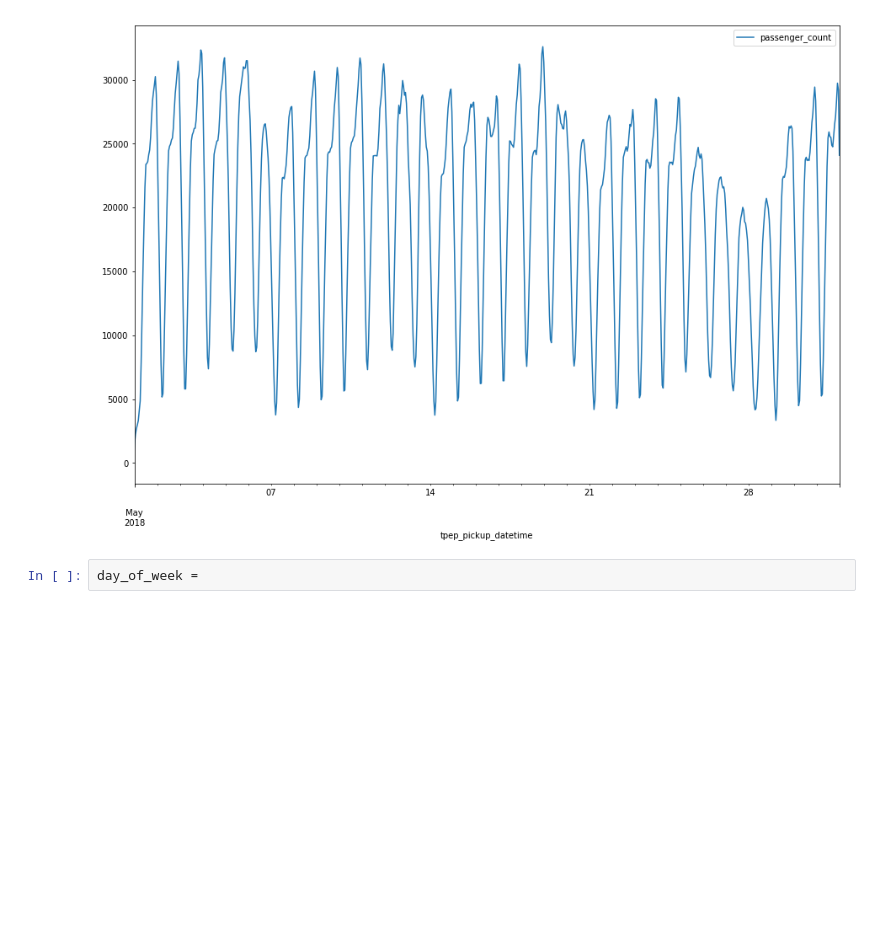
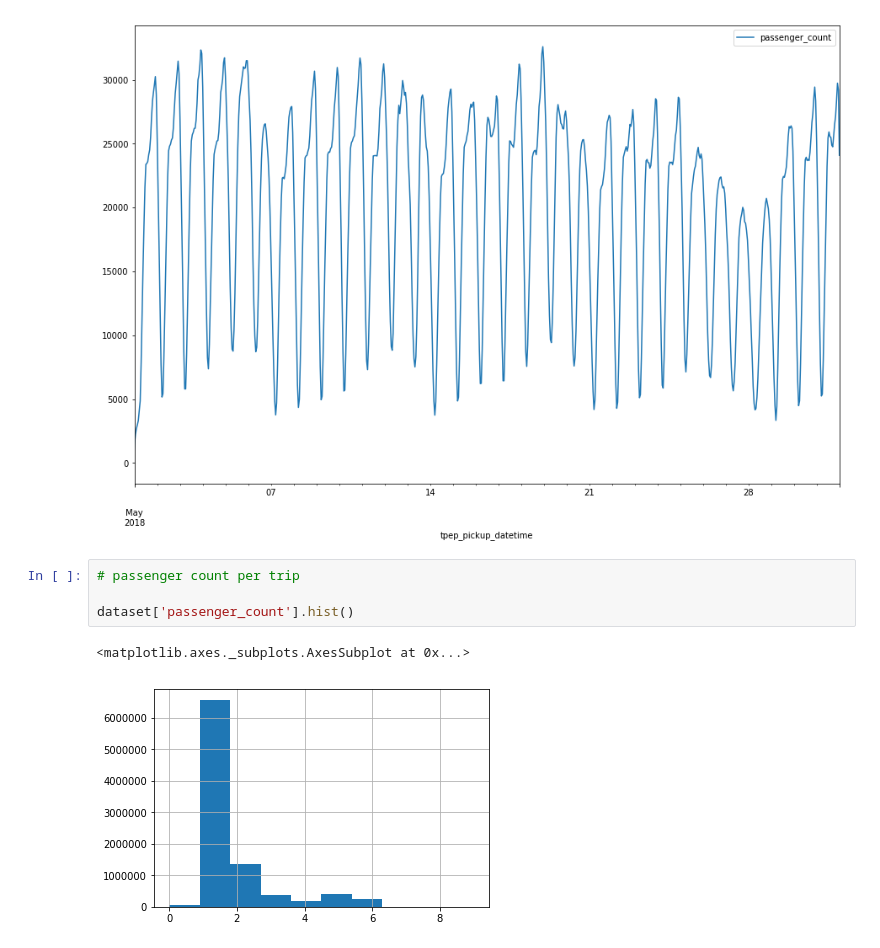
Before and after one commit to AshwathSalimath/amazon-lab, a Jupyter notebook: notebooks/Analysis.ipynb, the cells around one changed output. Drawn from its saved outputs; the diff is of its cells as text; blank space fills up the shorter version.

```diff
--- a/notebooks/Analysis.ipynb
+++ b/notebooks/Analysis.ipynb
@@ -51,5 +38,10 @@ passengers.sort_values(by='tpep_pickup_datetime')
 passengers.resample('60T').sum().rolling('360T').mean().plot(xlim=('2018-05-01 00:00:00','2018-05-31 23:59:59'), figsize=(15,10));
 # %% [output]
 [figure]
-# %%
-day_of_week =
+# %%
+# passenger count per trip
+
+dataset['passenger_count'].hist()
+# %% [output]
+<matplotlib.axes._subplots.AxesSubplot at 0x...>
+[figure, added]
```
Also changed, not shown: parts of 6 cells of this notebook.
